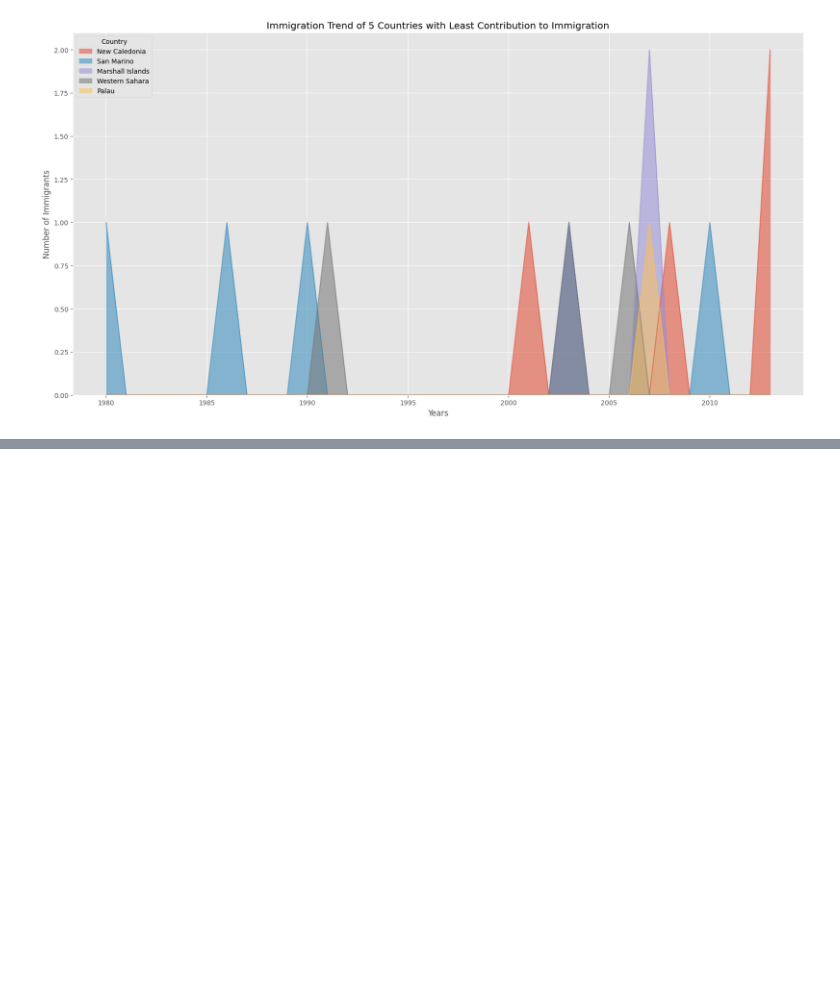
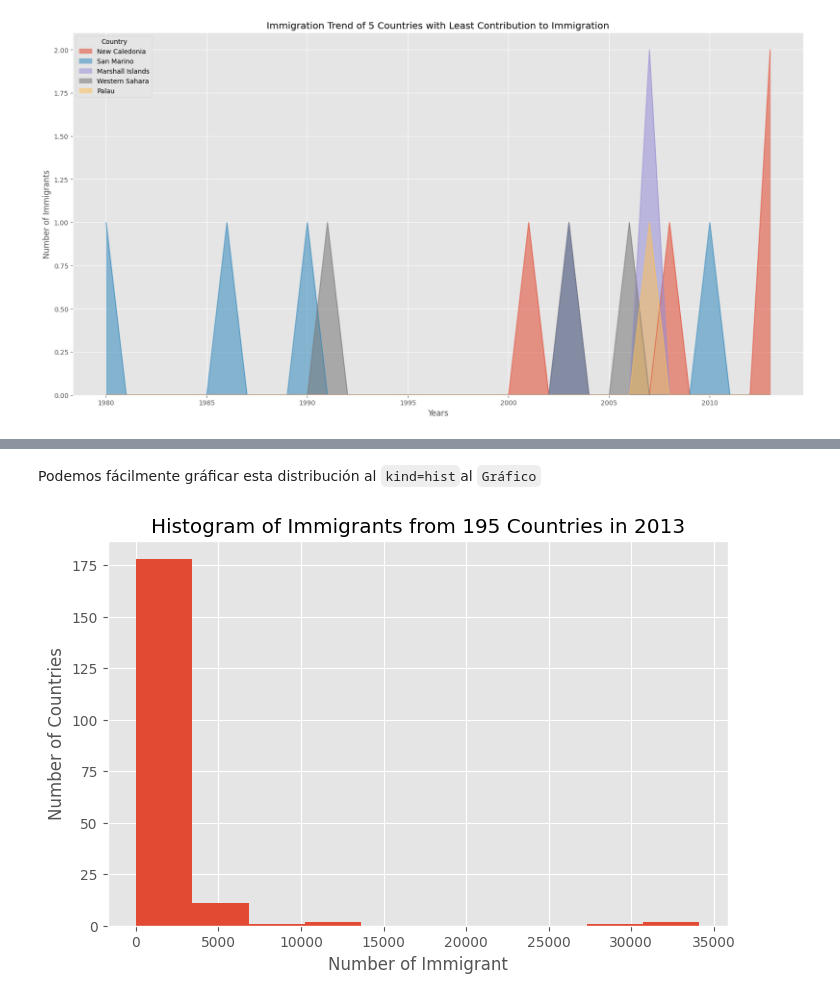
Before and after one commit to reivincitot/Curso-ibm, a Jupyter notebook: Data visualization with python/areaPlotHistogramsAndBarPlots_lab2.ipynb, the cells around one changed output, grey strips where cells are left out. Saved outputs shown, nothing was run; the diff lists cells and outputs as text; code cells hidden in the pictures; blank space fills up the shorter version.

Commit message:
Final del lab 2 Gráficos de area, histogramas y Gráficos de barras

```diff
--- a/Data visualization with python/areaPlotHistogramsAndBarPlots_lab2.ipynb
+++ b/Data visualization with python/areaPlotHistogramsAndBarPlots_lab2.ipynb
@@ -293,0 +331,15 @@ Text(0.5, 0, 'Years')
+# %% [markdown]
+Podemos fácilmente gráficar esta distribución al `kind=hist`al `Gráfico`
+# %%
+df_can["2013"].plot(kind="hist",figsize=(8,5))
+
+# Agregamos un titulo al histograma.
+plt.title("Histogram of Immigrants from 195 Countries in 2013")
+# Agregamos el rotulo del eje Y
+plt.ylabel("Number of Countries")
+# Agregamos el rotulo del eje-X
+plt.xlabel("Number of Immigrant")
+
+plt.show()
+# %% [output]
+[figure, added]
```
Also changed, not shown: parts of 36 cells of this notebook.
